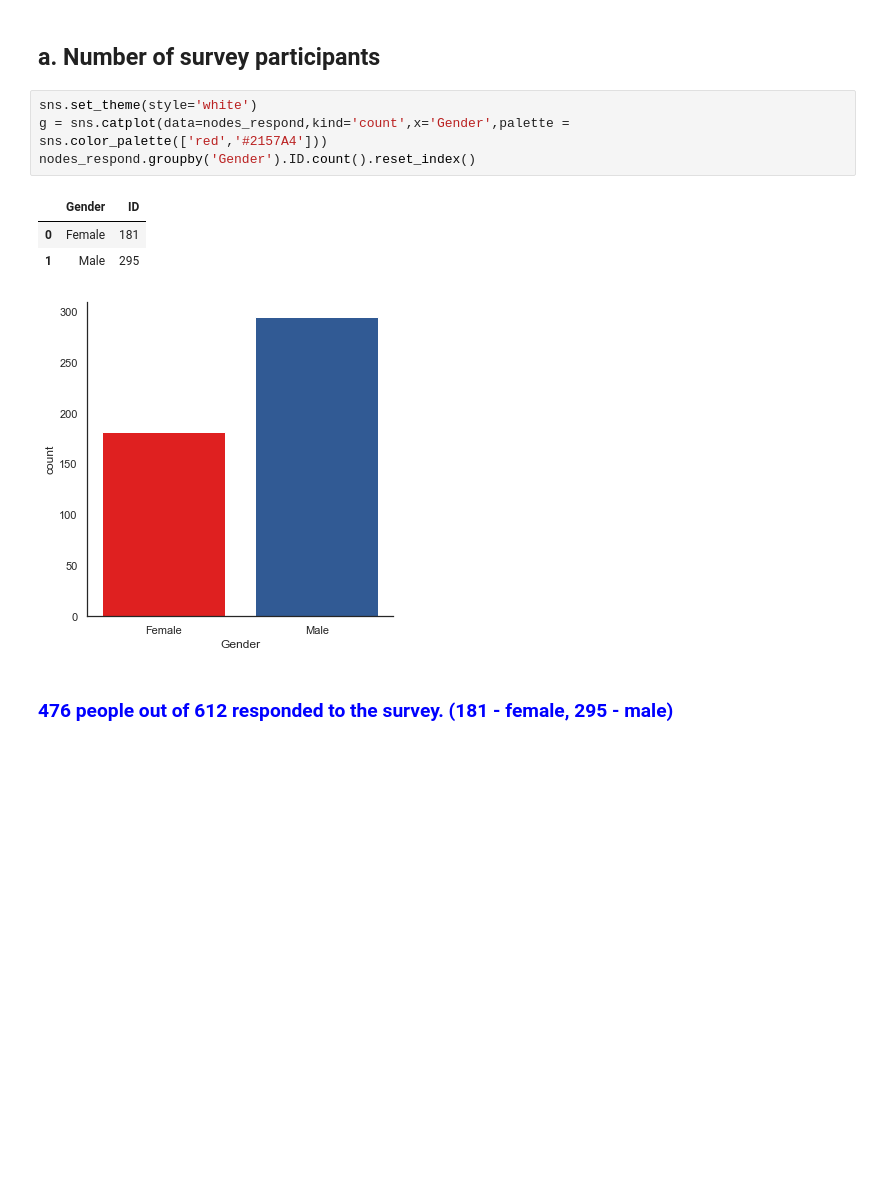
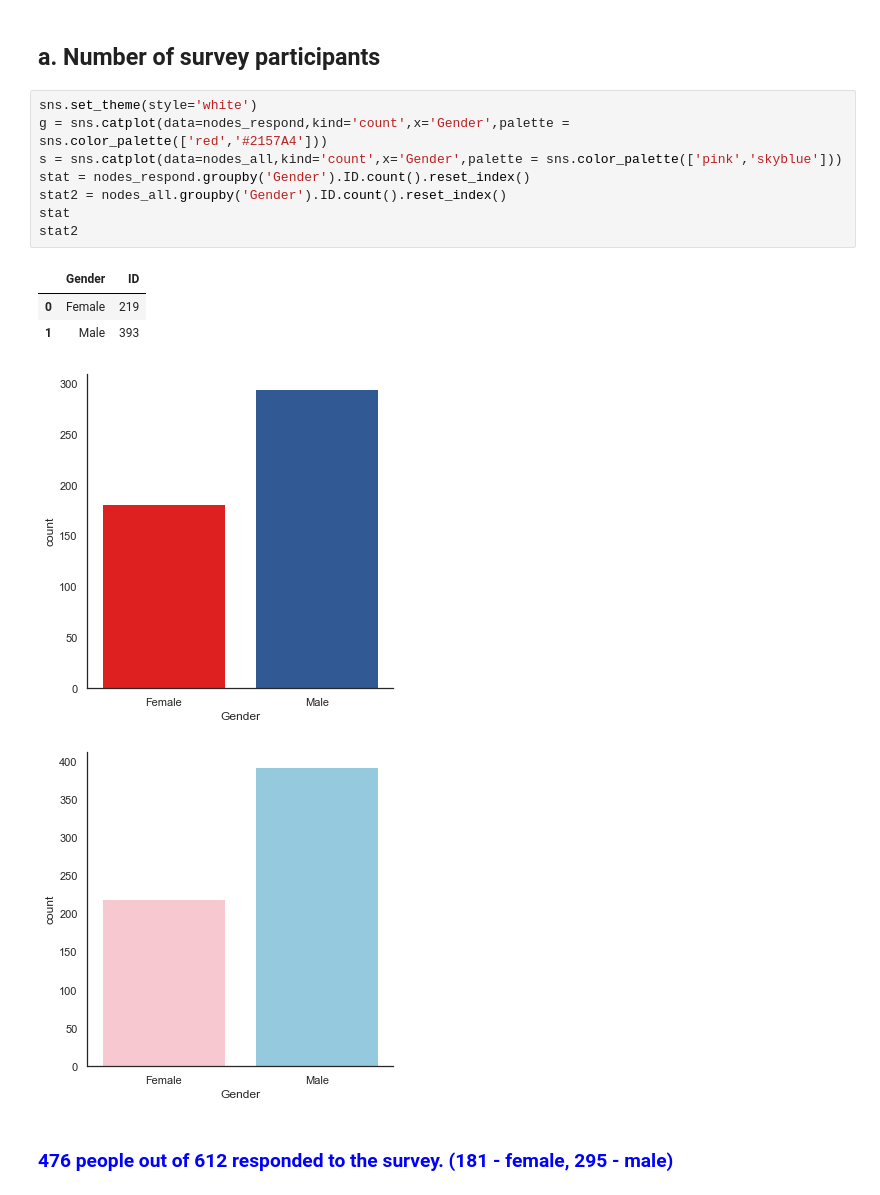
Before and after one commit to feelzoo/assortativity, a Jupyter notebook: Assortativity.ipynb, the cells around one changed output. Drawn from its saved outputs; the diff is of its cells as text; blank space fills up the shorter version.

```diff
--- a/Assortativity.ipynb
+++ b/Assortativity.ipynb
@@ -191,12 +187,17 @@ by_label_in_degree['NormID'] = by_label_in_degree.apply(lambda row: row['ID']/21
 # %%
 sns.set_theme(style='white')
 g = sns.catplot(data=nodes_respond,kind='count',x='Gender',palette = sns.color_palette(['red','#2157A4']))
-nodes_respond.groupby('Gender').ID.count().reset_index()
+s = sns.catplot(data=nodes_all,kind='count',x='Gender',palette = sns.color_palette(['pink','skyblue']))
+stat = nodes_respond.groupby('Gender').ID.count().reset_index()
+stat2 = nodes_all.groupby('Gender').ID.count().reset_index()
+stat
+stat2
 # %% [output]
 |  | Gender | ID |
-| 0 | Female | 181 |
-| 1 | Male | 295 |
+| 0 | Female | 219 |
+| 1 | Male | 393 |
 [figure]
+[figure, added]
 # %% [markdown]
 ### <font color='blue'> 476 people out of 612 responded to the survey. (181 - female, 295 - male)
 # %% [markdown]
```
Also changed, not shown: parts of 28 cells of this notebook.
